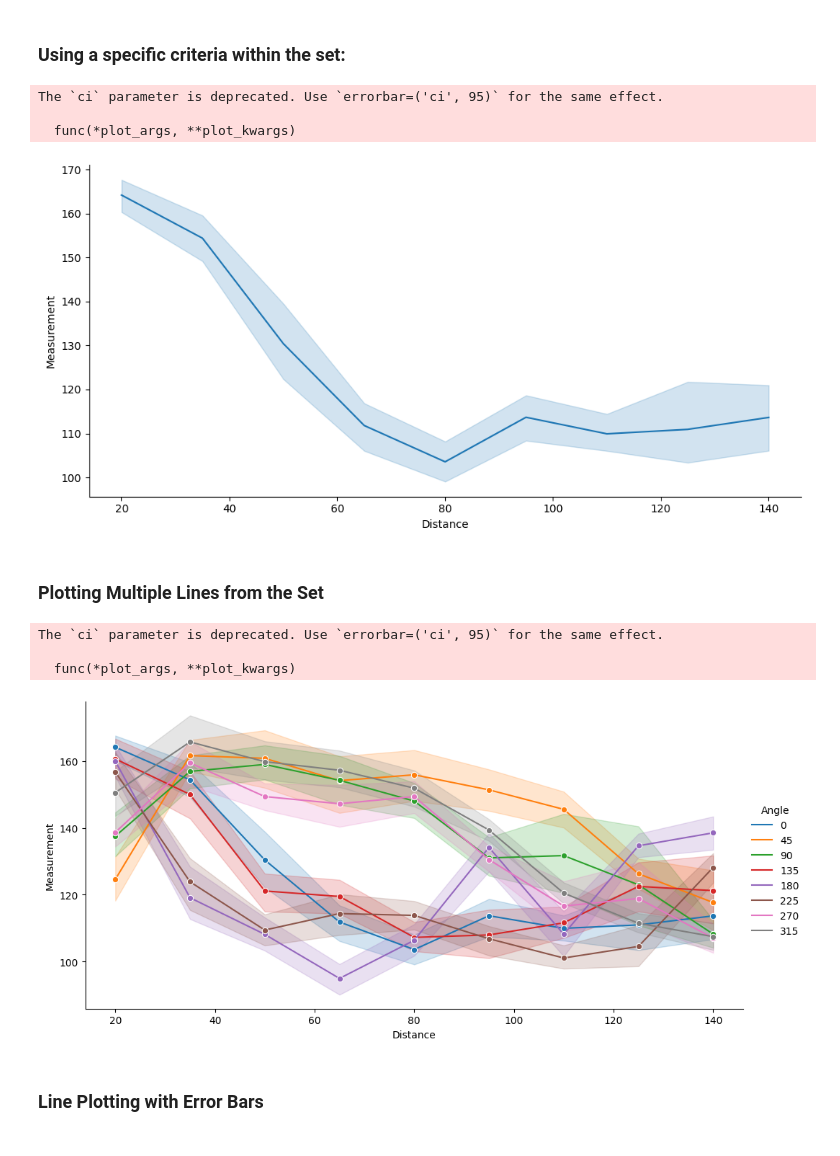
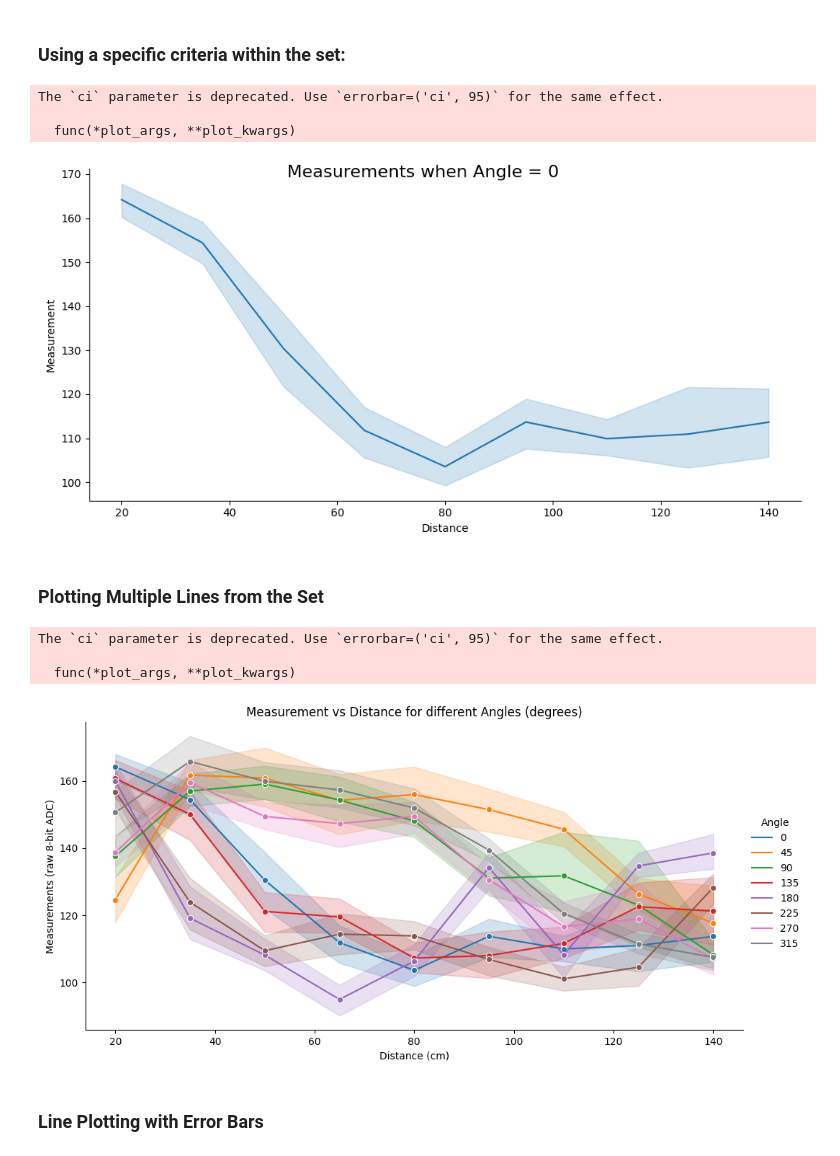
Before and after one commit to paulodowd/PlottingGuidance, a Jupyter notebook: PlottingResults_HelpSheet.ipynb, the cells around one changed output. Drawn from its saved outputs; the diff is of its cells as text; code cells hidden in the pictures.

```diff
--- a/PlottingResults_HelpSheet.ipynb
+++ b/PlottingResults_HelpSheet.ipynb
@@ -214,14 +219,14 @@ subset = Data[ (Data['Angle']==0) ]
 # height=5        : size of the plot height
 # aspect=2        : multiplier for width of plot from height
 # ci=95           : confidence interval for shaded region
-sns.relplot(data=subset, x='Distance', y='Measurement', kind='line', height=5, aspect=2, ci=95)
-
+lplot = sns.relplot(data=subset, x='Distance', y='Measurement', kind='line', height=5, aspect=2, ci=95)
+lplot.fig.suptitle('Measurements when Angle = 0', fontsize=16)
 plt.show()
 # %% [output]
 The `ci` parameter is deprecated. Use `errorbar=('ci', 95)` for the same effect.
 
   func(*plot_args, **plot_kwargs)
-[figure, old version]
+[figure, new version]
 # %% [markdown]
 ### Plotting Multiple Lines from the Set
 # %%
@@ -241,36 +246,36 @@ import matplotlib.pyplot as plt
 import numpy as np
 import seaborn as sns
 import pandas as pd
 
 # Path to where the results are hosted online
 # This loads the data into a Pandas dataframe
 Data=pd.read_csv('https://raw.githubusercontent.com/paulodowd/PlottingGuidance/main/fictional_results.csv', sep=',')
 
 # Macro to help with presenting the final plot.
 %matplotlib inline
 
 
 
 # Colours for the different categories was poor, solution:
 # https://stackoverflow.com/questions/46173419/seaborn-change-color-according-to-hue-name
 # Note, here we are using the unique values from 'Angle' to define the range and the
 # number of colours mapped. For different data, you would need to adjust the column
 # label 'Angle' to match the data you are going to be plotting.
 colours = dict(zip(Data['Angle'].unique(), sns.color_palette(n_colors=len(Data['Angle'].unique()))))
 
 # Arguments as previos examples, but:
 # hue='Angle'     : tells the plot to split the data by 'Angle'.
 # legend='full'   : ensure a full legend is displayed
 # pallete=colours : our list of colours to use
 # marker='o'      : add a dot to the data point locations
-sns.relplot(data=Data, x='Distance', y='Measurement', hue='Angle', kind='line', height=5, aspect=2, ci=95, legend='full', palette=colours, marker='o')
-
+lplot = sns.relplot(data=Data, x='Distance', y='Measurement', hue='Angle', kind='line', height=5, aspect=2, ci=95, legend='full', palette=colours, marker='o')
+lplot.set(xlabel ="Distance (cm)", ylabel = "Measurements (raw 8-bit ADC)", title="Measurement vs Distance for different Angles (degrees)")
 plt.show()
 # %% [output]
 The `ci` parameter is deprecated. Use `errorbar=('ci', 95)` for the same effect.
 
   func(*plot_args, **plot_kwargs)
-[figure, old version]
+[figure, new version]
 # %% [markdown]
 ### Line Plotting with Error Bars
 # %%
```
Also changed, not shown: parts of 3 cells of this notebook.
